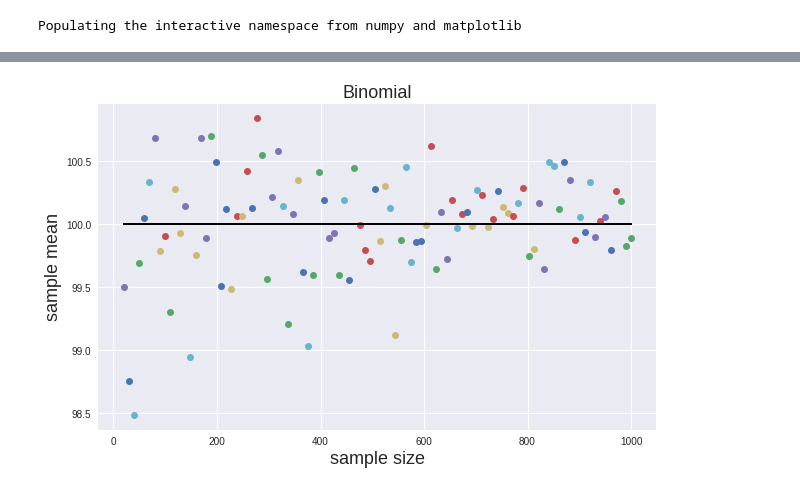
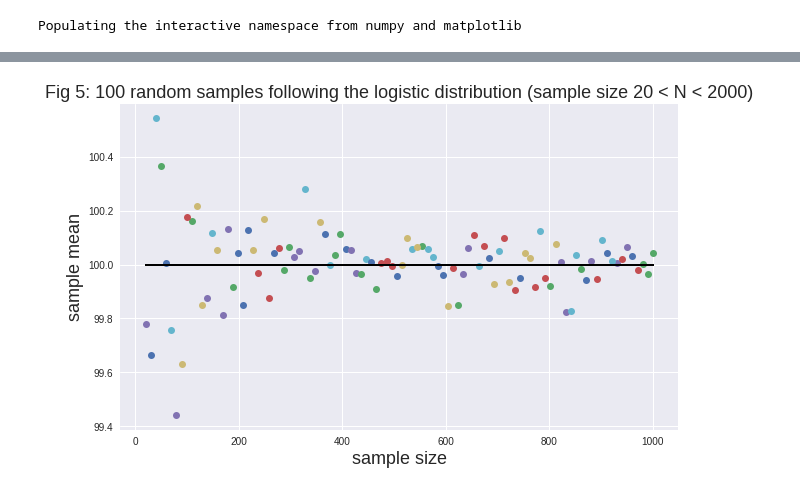
Before and after one commit to scheids1/PUI2017_nj935, a Jupyter notebook: HW3_nj935/PUI_HW3_nj935_assignment1.ipynb, the cells around one changed output, grey strips where cells are left out. Cells and saved outputs as stored; diff of their text form; code cells hidden in the pictures.

```diff
--- a/HW3_nj935/PUI_HW3_nj935_assignment1.ipynb
+++ b/HW3_nj935/PUI_HW3_nj935_assignment1.ipynb
@@ -109,0 +124,20 @@ for nn in md['poisson']:
+# %%
+#Binomial
+
+md['binomial']={}
+
+for n in mysize:
+    md['binomial'][n] = np.random.binomial(mymean*2, 0.5, size = n)
+
+md['binomial']['means'] = {}
+ax_mu_n = pl.figure(figsize=(10,6)).add_subplot(111)
+
+for nn in md['binomial']:
+    if not type(nn) == str:
+        md['binomial']['means'][nn] = md['binomial'][nn].mean()
+        #and plot it
+        ax_mu_n.plot(nn, md['binomial']['means'][nn], 'o')
+        ax_mu_n.set_xlabel('sample size', fontsize=18)
+        ax_mu_n.set_ylabel('sample mean', fontsize=18)
+        ax_mu_n.set_title('Fig 4: 100 random samples following the binomial distribution (sample size 20 < N < 2000)', fontsize=18)
+        ax_mu_n.plot([min(mysize), max(mysize)], [df, df], 'k')
@@ -120,23 +157,22 @@ pl.ylabel('N', fontsize = 18)
 # %%
-#Binomial
 
-md['binomial']={}
+md['logistic']={}
 
 for n in mysize:
-    md['binomial'][n] = np.random.binomial(mymean*2, 0.5, size = n)
+    md['logistic'][n] = np.random.logistic(mymean, size = n)
 
-md['binomial']['means'] = {}
+md['logistic']['means'] = {}
 ax_mu_n = pl.figure(figsize=(10,6)).add_subplot(111)
 
-for nn in md['binomial']:
+for nn in md['logistic']:
     if not type(nn) == str:
-        md['binomial']['means'][nn] = md['binomial'][nn].mean()
+        md['logistic']['means'][nn] = md['logistic'][nn].mean()
         #and plot it
-        ax_mu_n.plot(nn, md['binomial']['means'][nn], 'o')
+        ax_mu_n.plot(nn, md['logistic']['means'][nn], 'o')
         ax_mu_n.set_xlabel('sample size', fontsize=18)
         ax_mu_n.set_ylabel('sample mean', fontsize=18)
-        ax_mu_n.set_title('Binomial', fontsize=18)
+        ax_mu_n.set_title('Fig 5: 100 random samples following the logistic distribution (sample size 20 < N < 2000)', fontsize=18)
         ax_mu_n.plot([min(mysize), max(mysize)], [df, df], 'k')
 # %% [output]
-[figure, old version]
+[figure, new version]
 # %%
```
Also changed, not shown: parts of 17 cells of this notebook.
